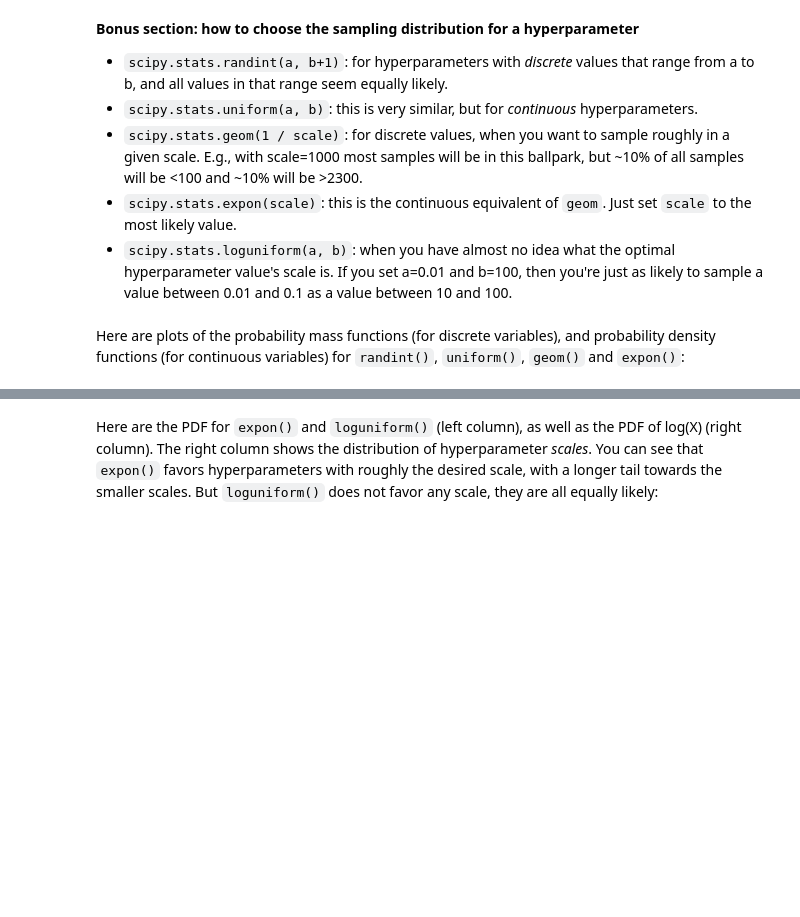
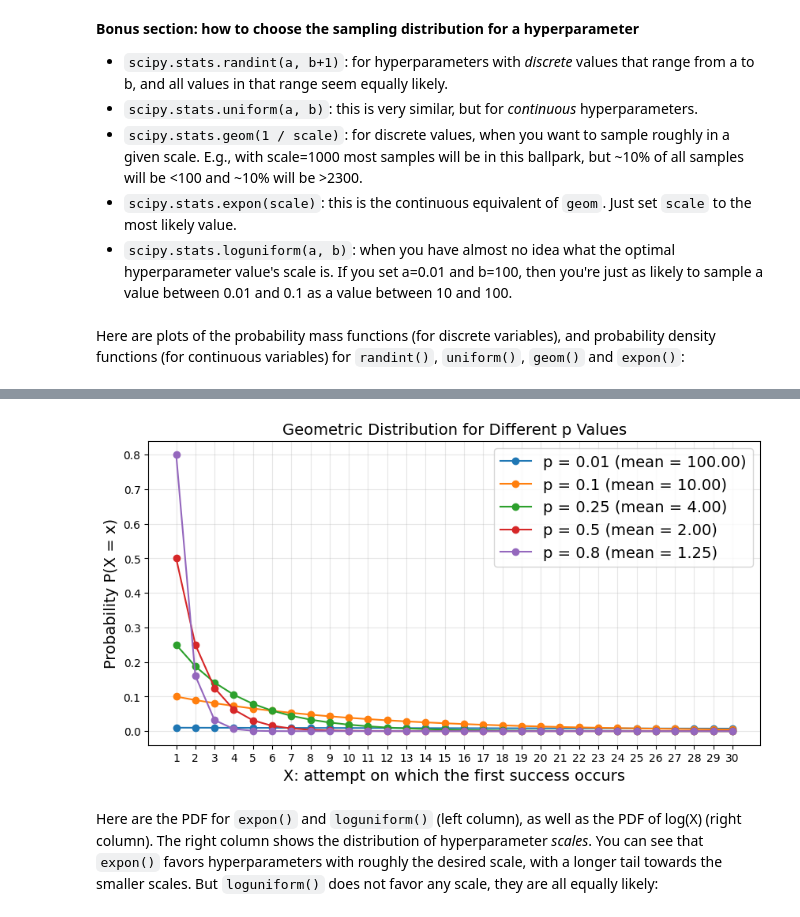
Before and after one commit to ageron/handson-mlp, a Jupyter notebook: 02_end_to_end_machine_learning_project.ipynb, the cells around one changed output, grey strips where cells are left out. Saved outputs shown, nothing was run; the diff lists cells and outputs as text; code cells hidden in the pictures; blank space fills up the shorter version.

```diff
--- a/02_end_to_end_machine_learning_project.ipynb
+++ b/02_end_to_end_machine_learning_project.ipynb
@@ -1421,3 +1421,26 @@ plt.show()
+# %%
+from scipy.stats import geom
+import numpy as np
+import matplotlib.pyplot as plt
+
+xs = np.arange(1, 31)  # Geometric values start at 1
+p_values = [0.01,0.1, 0.25, 0.5, 0.8]
+
+plt.figure(figsize=(10, 5))
+
+for p in p_values:
+    probabilities = geom(p).pmf(xs)
+    plt.plot(xs, probabilities, marker="o", label=f"p = {p} (mean = {1 / p:.2f})")
+
+plt.title("Geometric Distribution for Different p Values")
+plt.xlabel("X: attempt on which the first success occurs")
+plt.ylabel("Probability P(X = x)")
+plt.xticks(xs)
+plt.grid(alpha=0.3)
+plt.legend()
+plt.show()
+# %% [output]
+[figure, added]
 # %% [markdown]
 Here are the PDF for `expon()` and `loguniform()` (left column), as well as the PDF of log(X) (right column). The right column shows the distribution of hyperparameter _scales_. You can see that `expon()` favors hyperparameters with roughly the desired scale, with a longer tail towards the smaller scales. But `loguniform()` does not favor any scale, they are all equally likely:
 # %%
```
Also changed, not shown: parts of 7 cells of this notebook, 2 other files.
